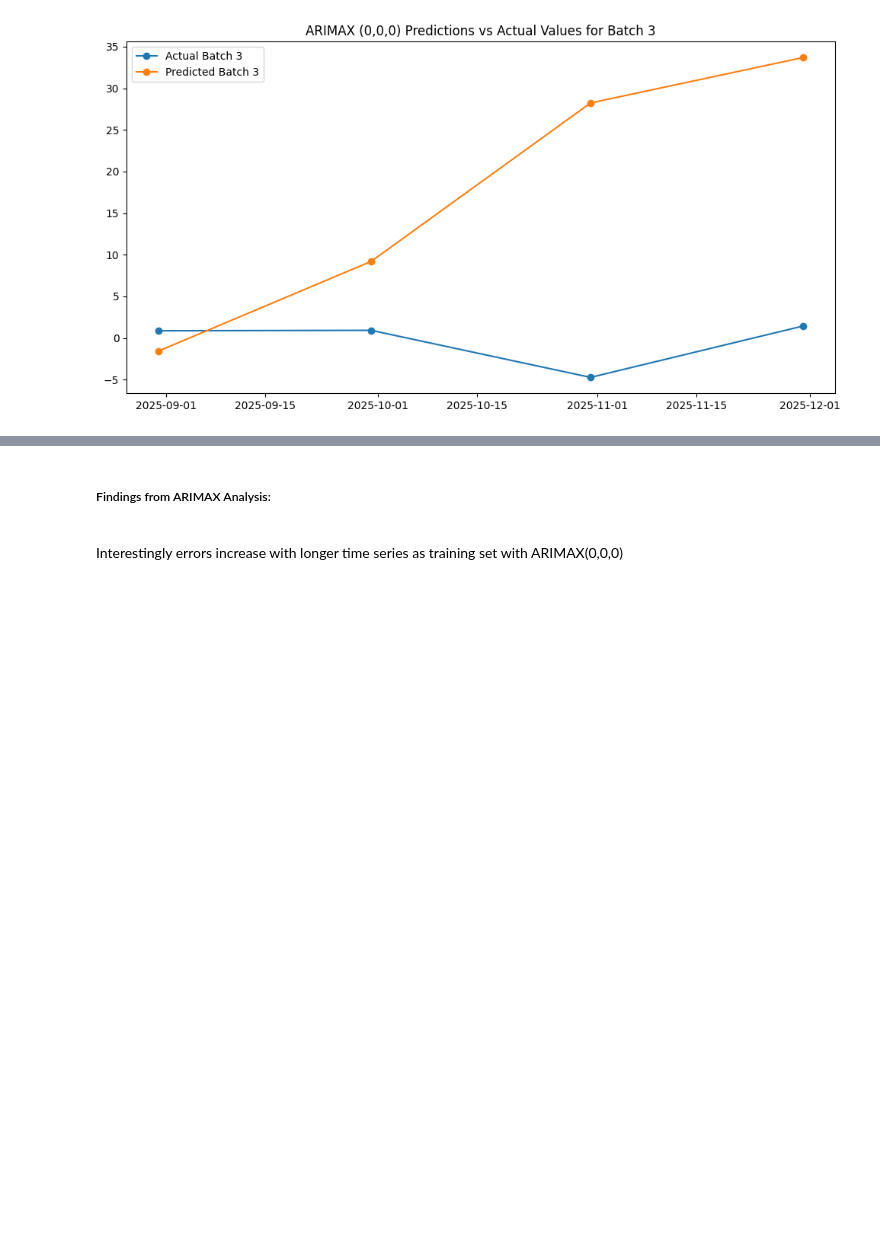
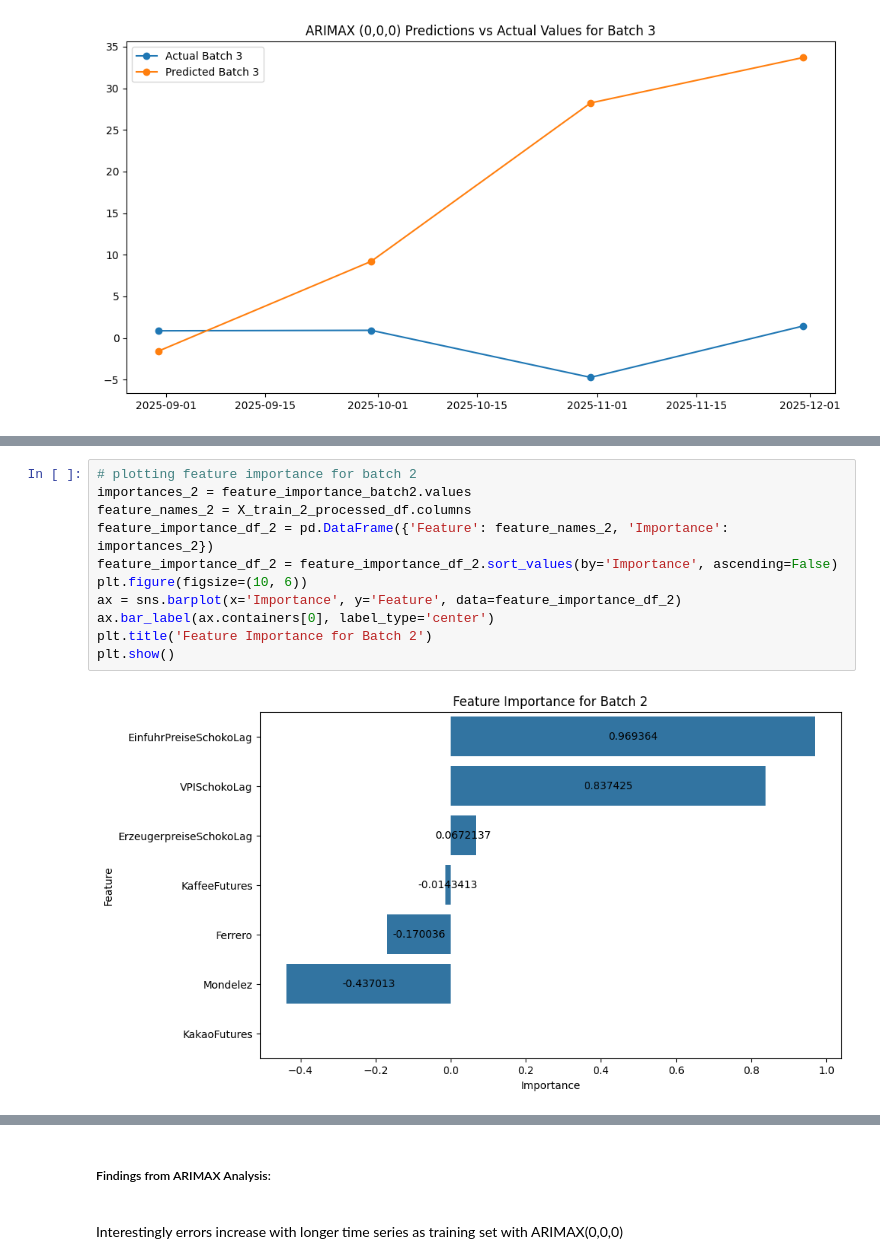
Before and after one commit to salimaabdalla/dpp_projekt_2026, a Jupyter notebook: notebooks/11_ARIMAX_monthly_updated_prediction.ipynb, the cells around one changed output, grey strips where cells are left out. Drawn from its saved outputs; the diff is of its cells as text; blank space fills up the shorter version.

```diff
--- a/notebooks/11_ARIMAX_monthly_updated_prediction.ipynb
+++ b/notebooks/11_ARIMAX_monthly_updated_prediction.ipynb
@@ -607,0 +654,13 @@ plt.show()
+# %%
+# plotting feature importance for batch 2
+importances_2 = feature_importance_batch2.values
+feature_names_2 = X_train_2_processed_df.columns
+feature_importance_df_2 = pd.DataFrame({'Feature': feature_names_2, 'Importance': importances_2})
+feature_importance_df_2 = feature_importance_df_2.sort_values(by='Importance', ascending=False)
+plt.figure(figsize=(10, 6))
+ax = sns.barplot(x='Importance', y='Feature', data=feature_importance_df_2)
+ax.bar_label(ax.containers[0], label_type='center')
+plt.title('Feature Importance for Batch 2')
+plt.show()
+# %% [output]
+[figure, added]
```
Also changed, not shown: parts of 9 cells of this notebook, 2 other files.
